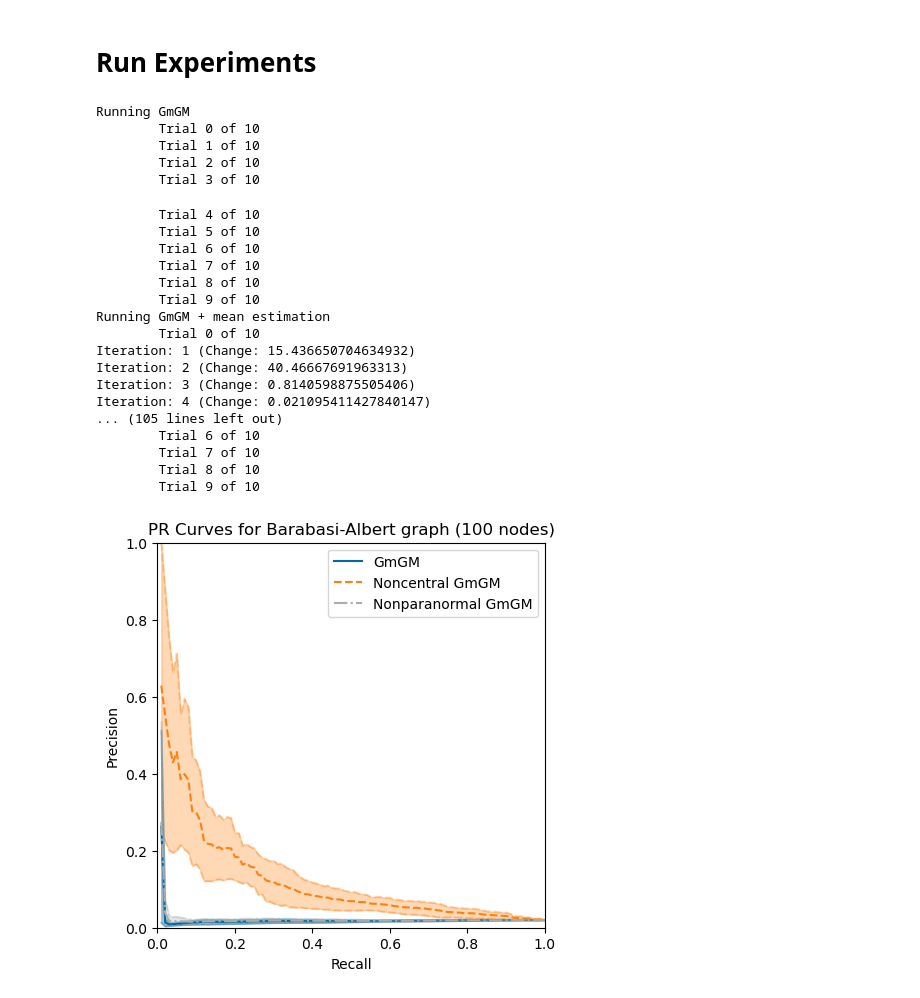
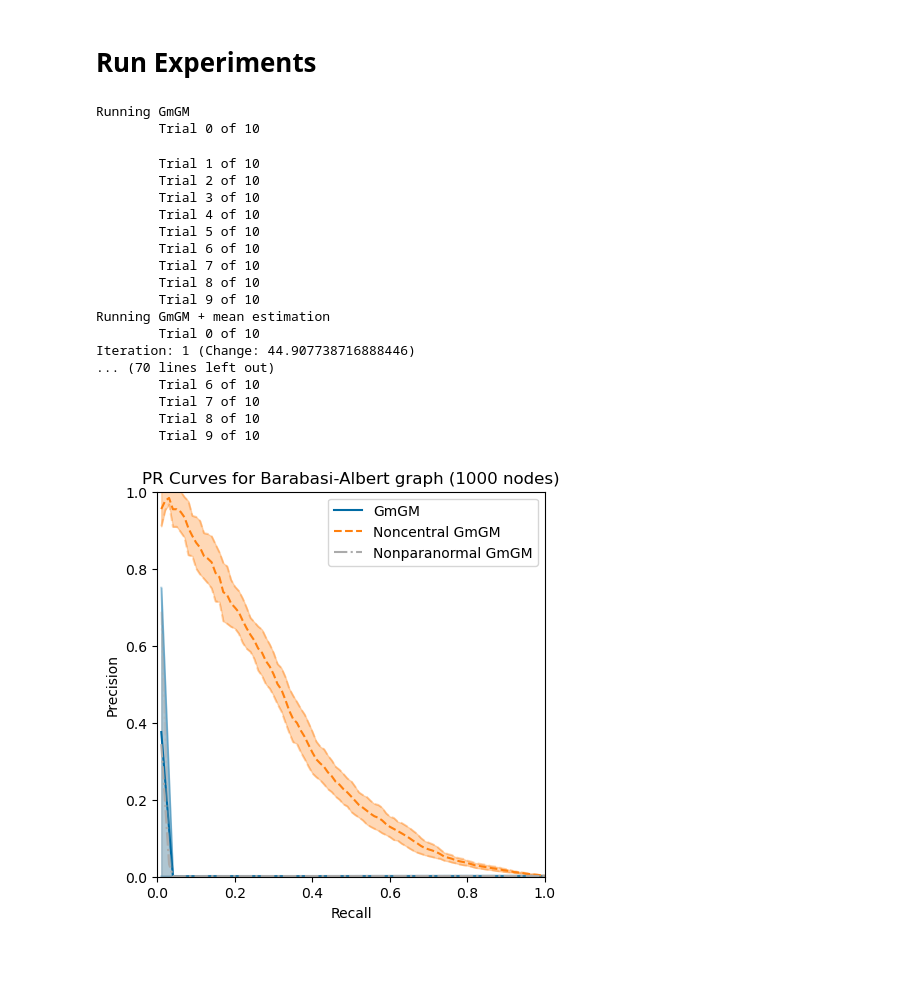
Before and after one commit to BaileyAndrew/Noncentral-KS-Normal, a Jupyter notebook: synthetic-data-test.ipynb, the cells around one changed output. Saved outputs shown, nothing was run; the diff lists cells and outputs as text; code cells hidden in the pictures; blank space fills up the shorter version.

```diff
--- a/synthetic-data-test.ipynb
+++ b/synthetic-data-test.ipynb
@@ -184,7 +184,7 @@ random.seed(SEED)
 np.random.seed(SEED)
 
 # Create a random graph
-num_nodes = 100
+num_nodes = 1000
 graph = ig.Graph.Barabasi(n=num_nodes)
 ground_truth = np.array(graph.get_adjacency().data)
 colors = ["blue", "green"]
@@ -353,39 +353,36 @@ for idx, algorithm in enumerate(algorithms):
         max_ys,
         color=lineplot[0].get_color(),
         alpha=0.3
     )#, hatch=hatches[idx]+hatches[idx])
 
 ax1.set_xlim(0, 1)
 ax1.set_ylim(0, 1)
 ax1.set_xlabel('Recall')
 ax1.set_ylabel('Precision')
 ax1.set_title(f'PR Curves for Barabasi-Albert graph ({num_nodes} nodes)')
 ax1.legend()
 
 
 fig.savefig('./out-figs/test.pdf', bbox_inches="tight")
 pass
 # %% [output]
 Running GmGM
         Trial 0 of 10
-        Trial 1 of 10
-        Trial 2 of 10
-        Trial 3 of 10
+        Trial 1 of 10
+        Trial 2 of 10
+        Trial 3 of 10
         Trial 4 of 10
         Trial 5 of 10
         Trial 6 of 10
         Trial 7 of 10
         Trial 8 of 10
         Trial 9 of 10
 Running GmGM + mean estimation
         Trial 0 of 10
-Iteration: 1 (Change: 15.436650704634932)
-Iteration: 2 (Change: 40.46667691963313)
-Iteration: 3 (Change: 0.8140598875505406)
-Iteration: 4 (Change: 0.021095411427840147)
-... (105 lines left out)
+Iteration: 1 (Change: 44.907738716888446)
+... (70 lines left out)
         Trial 6 of 10
         Trial 7 of 10
         Trial 8 of 10
         Trial 9 of 10
-[figure, old version]
+[figure, new version]
```
Also changed, not shown: 1 other file.
